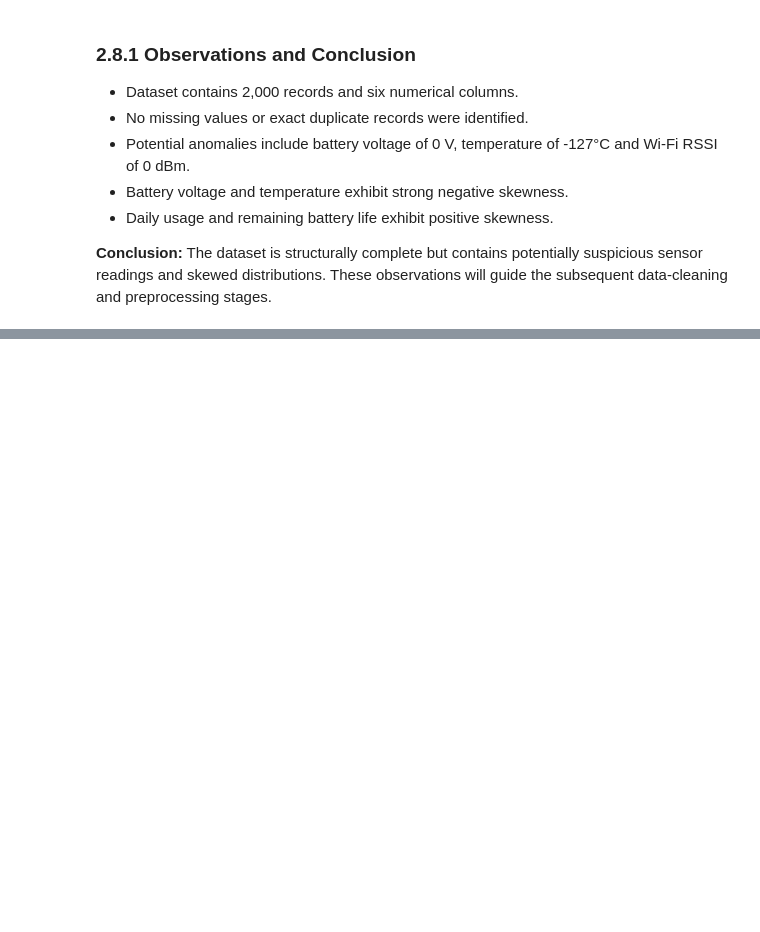
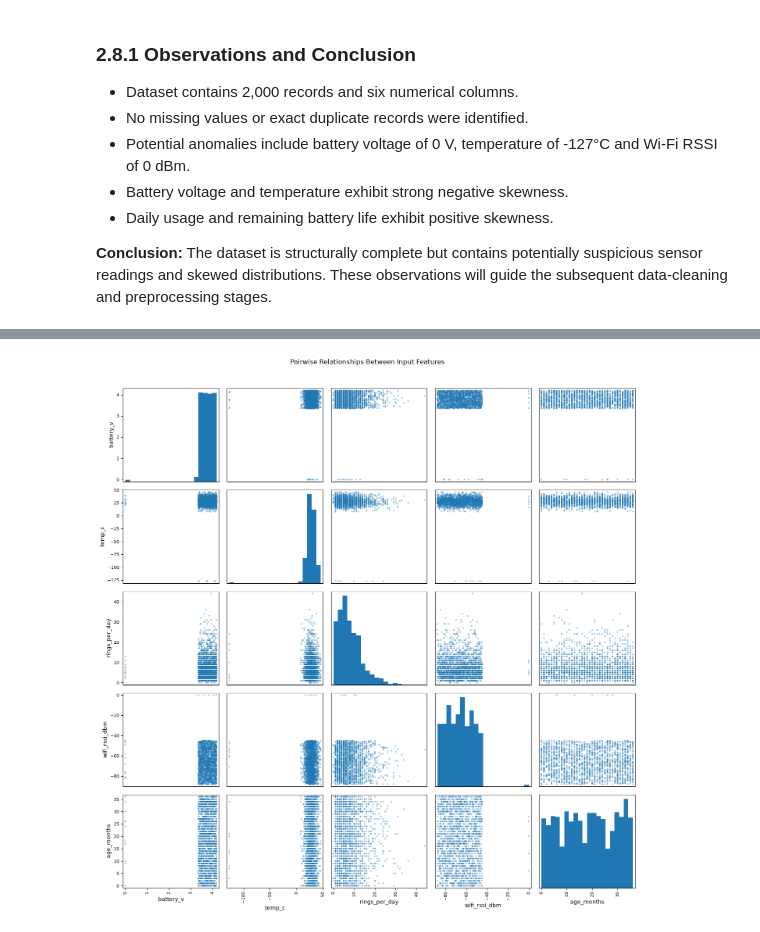
Before and after one commit to Suraj-S1108/edgeai-team13, a Jupyter notebook: mission1_dataset_analysis.ipynb, the cells around one changed output, grey strips where cells are left out. Cells and saved outputs as stored; diff of their text form; code cells hidden in the pictures; blank space fills up the shorter version.

```diff
--- a/mission1_dataset_analysis.ipynb
+++ b/mission1_dataset_analysis.ipynb
@@ -554,0 +726,33 @@ Total Missing Values: 0
+# %%
+import matplotlib.pyplot as plt
+from pandas.plotting import scatter_matrix
+
+# Select input features only
+features_df = df[
+    [
+        'battery_v',
+        'temp_c',
+        'rings_per_day',
+        'wifi_rssi_dbm',
+        'age_months'
+    ]
+]
+
+# Generate scatter matrix
+scatter_matrix(
+    features_df,
+    figsize=(14, 14),
+    diagonal='hist',
+    alpha=0.4,
+    hist_kwds={'bins': 20}
+)
+
+plt.suptitle(
+    'Pairwise Relationships Between Input Features',
+    y=1.02
+)
+
+plt.tight_layout()
+plt.show()
+# %% [output]
+[figure, added]
```
Also changed, not shown: parts of 29 cells of this notebook.
